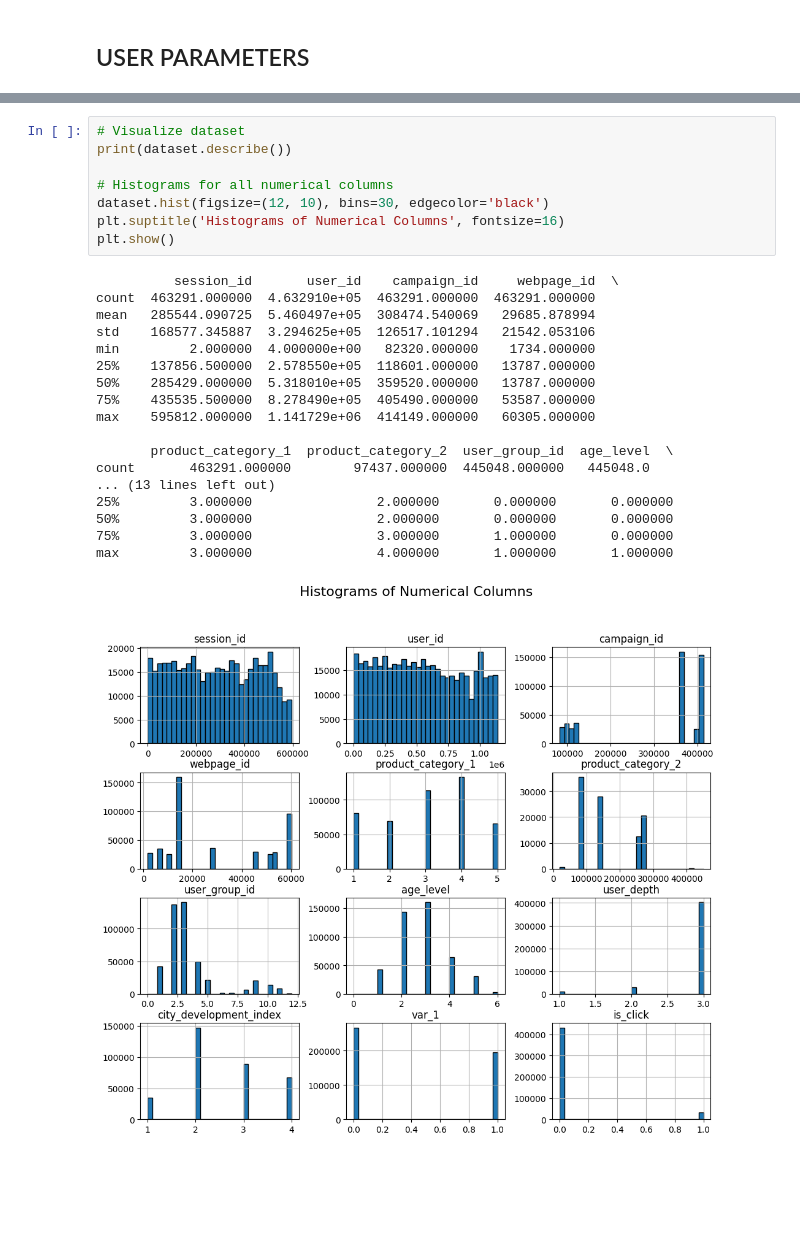
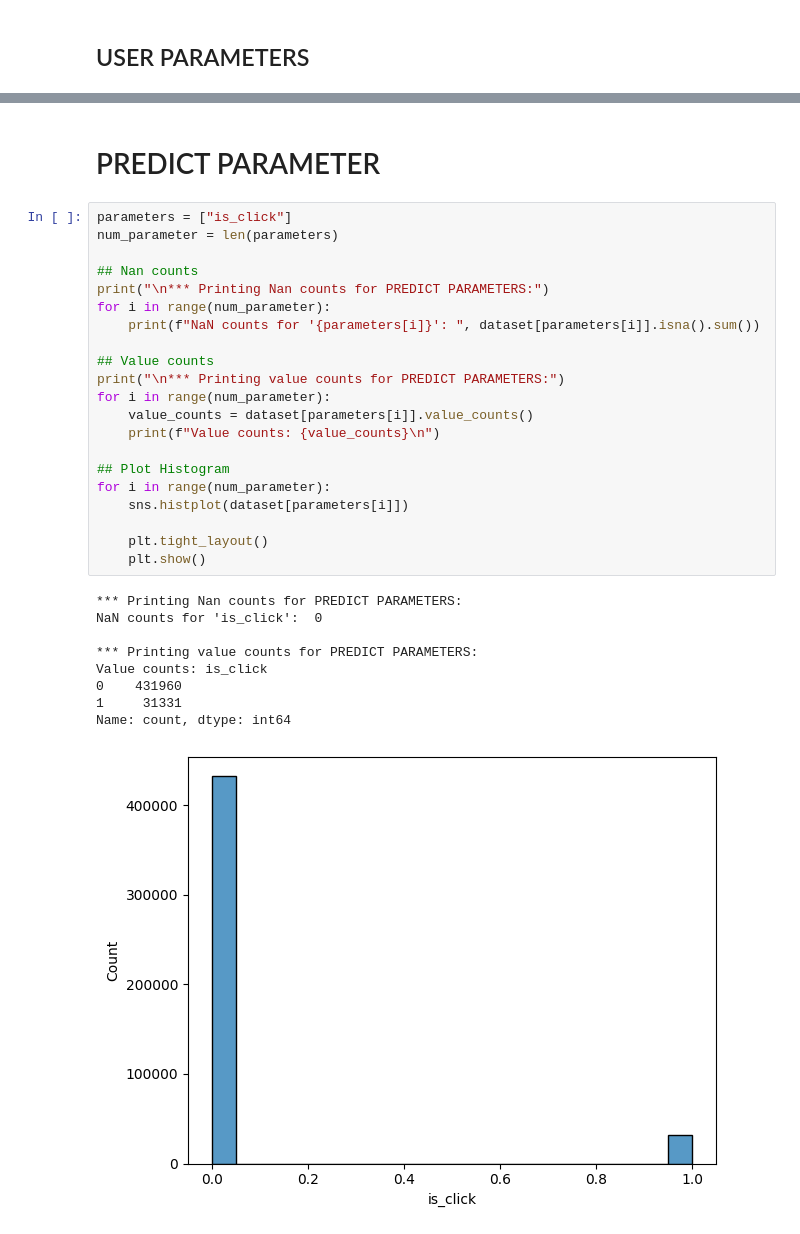
Before and after one commit to kevvvch/machine_learning_proy, a Jupyter notebook: main.ipynb, the cells around one changed output, grey strips where cells are left out. Drawn from its saved outputs; the diff is of its cells as text; blank space fills up the shorter version.

```diff
--- a/main.ipynb
+++ b/main.ipynb
@@ -177,27 +224,33 @@ Name: count, dtype: Int64
-# %%
-# Visualize dataset
-print(dataset.describe())
-
-# Histograms for all numerical columns
-dataset.hist(figsize=(12, 10), bins=30, edgecolor='black')
-plt.suptitle('Histograms of Numerical Columns', fontsize=16)
-plt.show()
-# %% [output]
-          session_id       user_id    campaign_id     webpage_id  \
-count  463291.000000  4.632910e+05  463291.000000  463291.000000
-mean   285544.090725  5.460497e+05  308474.540069   29685.878994
-std    168577.345887  3.294625e+05  126517.101294   21542.053106
-min         2.000000  4.000000e+00   82320.000000    1734.000000
-25%    137856.500000  2.578550e+05  118601.000000   13787.000000
-50%    285429.000000  5.318010e+05  359520.000000   13787.000000
-75%    435535.500000  8.278490e+05  405490.000000   53587.000000
-max    595812.000000  1.141729e+06  414149.000000   60305.000000
-
-       product_category_1  product_category_2  user_group_id  age_level  \
-count       463291.000000        97437.000000  445048.000000   445048.0
-... (13 lines left out)
-25%         3.000000                2.000000       0.000000       0.000000
-50%         3.000000                2.000000       0.000000       0.000000
-75%         3.000000                3.000000       1.000000       0.000000
-max         3.000000                4.000000       1.000000       1.000000
-[figure, removed]
+# %% [markdown]
+# PREDICT PARAMETER
+# %%
+parameters = ["is_click"]
+num_parameter = len(parameters)
+
+## Nan counts
+print("\n*** Printing Nan counts for PREDICT PARAMETERS:")
+for i in range(num_parameter):
+    print(f"NaN counts for '{parameters[i]}': ", dataset[parameters[i]].isna().sum())
+
+## Value counts
+print("\n*** Printing value counts for PREDICT PARAMETERS:")
+for i in range(num_parameter):
+    value_counts = dataset[parameters[i]].value_counts()
+    print(f"Value counts: {value_counts}\n")
+
+## Plot Histogram
+for i in range(num_parameter):
+    sns.histplot(dataset[parameters[i]])
+
+    plt.tight_layout()
+    plt.show()
+# %% [output]
+*** Printing Nan counts for PREDICT PARAMETERS:
+NaN counts for 'is_click':  0
+
+*** Printing value counts for PREDICT PARAMETERS:
+Value counts: is_click
+0    431960
+1     31331
+Name: count, dtype: int64
+[figure, added]
```
Also changed, not shown: parts of 9 cells of this notebook.
